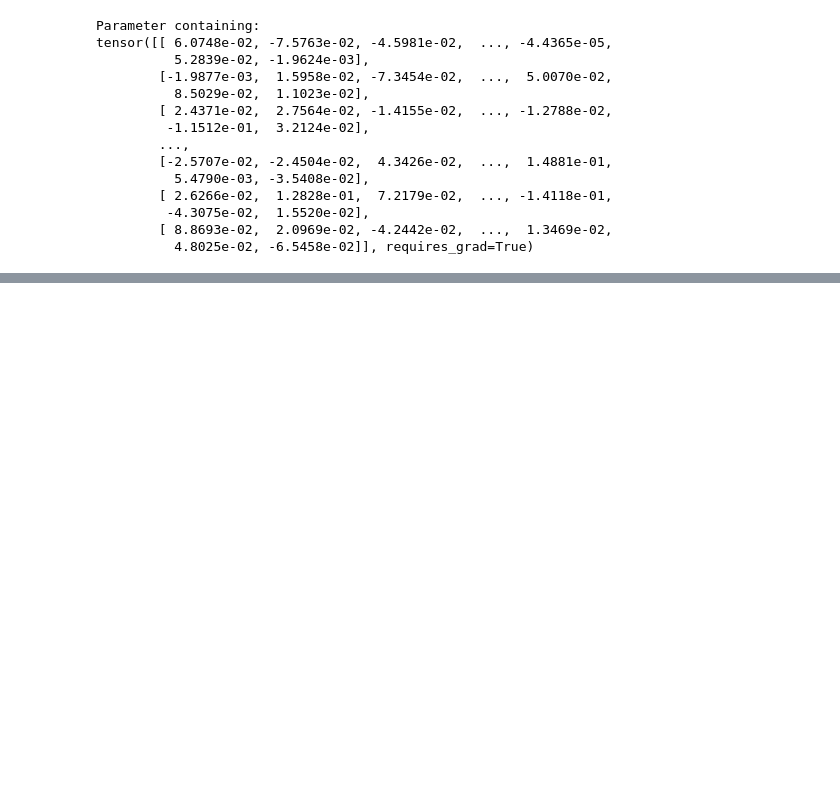
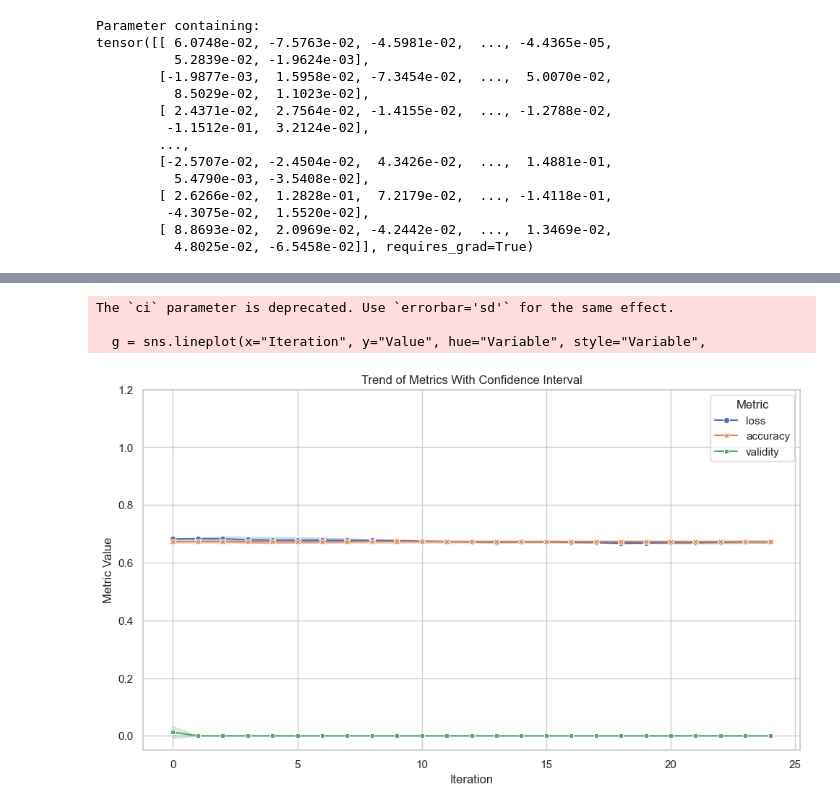
Before and after one commit to dariofenoglio98/CF_FL, a Jupyter notebook: trash.ipynb, the cells around one changed output, grey strips where cells are left out. Drawn from its saved outputs; the diff is of its cells as text; code cells hidden in the pictures; blank space fills up the shorter version.

Commit message:
mean and std plot and metrics

```diff
--- a/trash.ipynb
+++ b/trash.ipynb
@@ -1308,0 +1346,67 @@ tensor([[ 6.0748e-02, -7.5763e-02, -4.5981e-02,  ..., -4.4365e-05,
+# %%
+def plot_mean_std_metrics(plot_metrics, name):
+    # Initialize dictionaries to store the mean and std of each variable
+    mean_metrics = {}
+    std_metrics = {}
+
+    # Initialize keys in mean and std dictionaries
+    for key in plot_metrics[0]:
+        mean_metrics[key] = []
+        std_metrics[key] = []
+
+    # Calculate mean and std
+    for key in plot_metrics[0]:  # Assuming all dicts have the same keys
+        # Gather data from each entry in plot_metrics for the current key
+        data = [entry[key] for entry in plot_metrics]
+        # Convert list of lists to a numpy array
+        data_array = np.array(data)
+        # Compute the mean and std along the first axis (across dictionaries)
+        mean_metrics[key] = np.mean(data_array, axis=0)
+        std_metrics[key] = np.std(data_array, axis=0)
+
+    # Creating a DataFrame to hold all data points
+    data = {
+        'Iteration': [],
+        'Value': [],
+        'Variable': []
+    }
+
+    # Extract data for plotting
+    for key in plot_metrics[0].keys():
+        for index, metric in enumerate(plot_metrics):
+            for iteration, value in enumerate(metric[key]):
+                data['Iteration'].append(iteration)
+                data['Value'].append(value)
+                data['Variable'].append(key)
+
+    # Convert the dictionary to DataFrame
+    df = pd.DataFrame(data)
+
+    # Set up the plotting
+    sns.set(style="whitegrid")
+
+    # Set the figure size for the plot
+    plt.figure(figsize=(10, 6))
+
+    # Create a line plot with confidence intervals
+    g = sns.lineplot(x="Iteration", y="Value", hue="Variable", style="Variable",
+                    markers=True, dashes=False, data=df, ci='sd', palette='deep')
+
+    # Customizing the plot
+    plt.title('Trend of Metrics With Confidence Interval')
+    plt.xlabel('Iteration')
+    plt.ylabel('Metric Value')
+    plt.legend(title='Metric')
+
+    # Set the limits for the y-axis
+    plt.ylim(-0.05, 1.2)
+
+    # Enhance layout
+    plt.tight_layout(pad=1.0)  # Adjust the padding if necessary
+
+    # Save the figure with adjusted bounding box
+    plt.savefig(name+'.png', dpi=300, bbox_inches='tight')
+
+    # Show the plot
+    # plt.show()
+# %% [output]
@@ -1308,0 +1430,4 @@ tensor([[ 6.0748e-02, -7.5763e-02, -4.5981e-02,  ..., -4.4365e-05,
+The `ci` parameter is deprecated. Use `errorbar='sd'` for the same effect.
+
+  g = sns.lineplot(x="Iteration", y="Value", hue="Variable", style="Variable",
+[figure, added]
```
Also changed, not shown: parts of 2 cells of this notebook, 6 other files.
